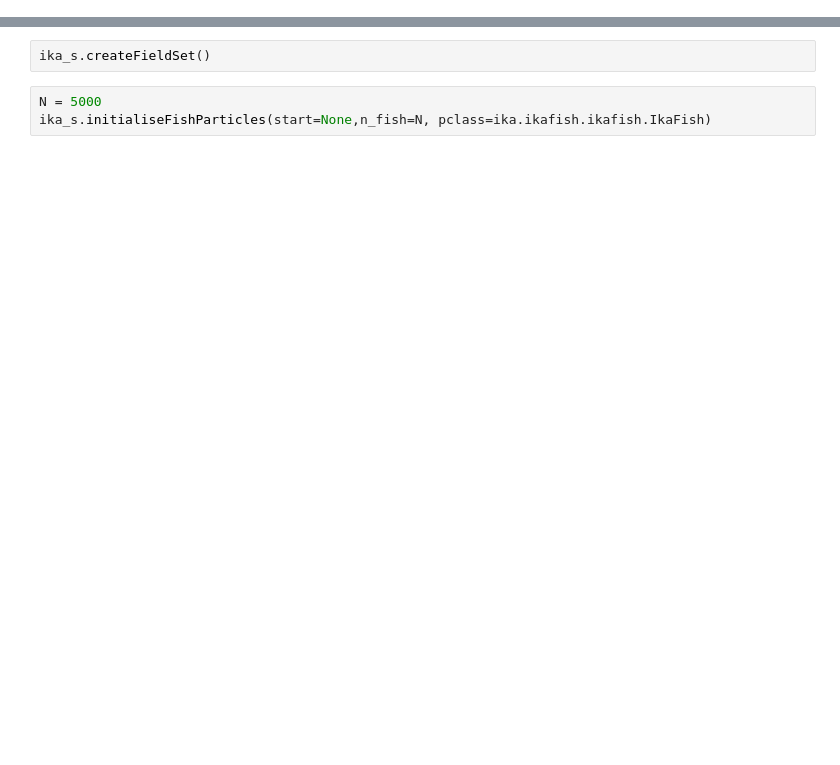
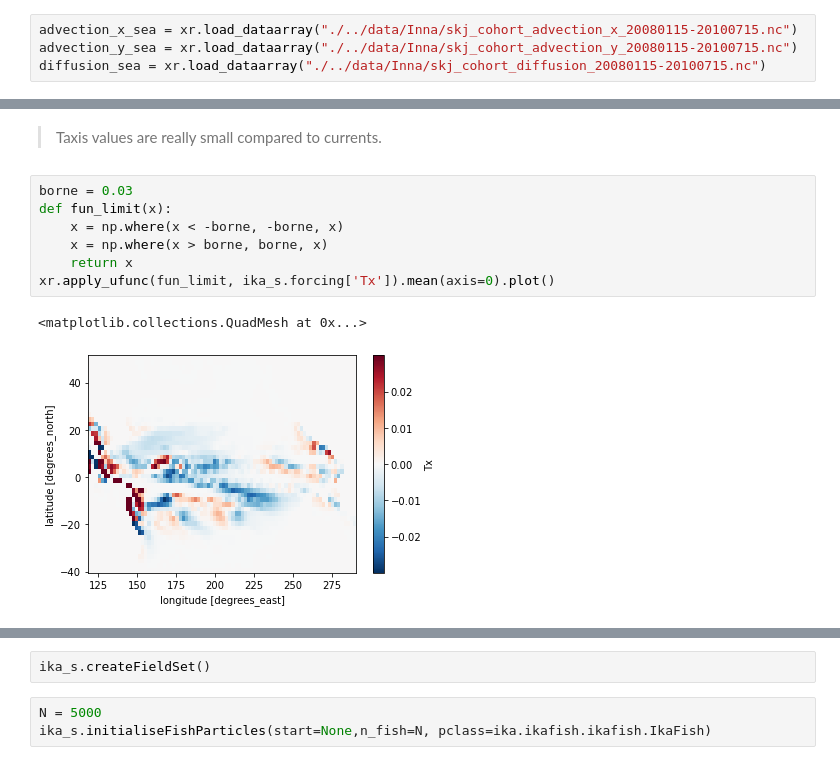
Before and after one commit to PacificCommunity/OFP-Ikamoana, a Jupyter notebook: notebook/Sandbox.ipynb, the cells around one changed output, grey strips where cells are left out. Cells and saved outputs as stored; diff of their text form; blank space fills up the shorter version.

Commit message:
Added test + correction on Diffusion

```diff
--- a/notebook/Sandbox.ipynb
+++ b/notebook/Sandbox.ipynb
@@ -17,0 +54,4 @@ ika_s.generateForcing()
+# %%
+advection_x_sea = xr.load_dataarray("./../data/Inna/skj_cohort_advection_x_20080115-20100715.nc")
+advection_y_sea = xr.load_dataarray("./../data/Inna/skj_cohort_advection_y_20080115-20100715.nc")
+diffusion_sea = xr.load_dataarray("./../data/Inna/skj_cohort_diffusion_20080115-20100715.nc")
@@ -17,0 +66,12 @@ ika_s.generateForcing()
+# %% [markdown]
+> Taxis values are really small compared to currents.
+# %%
+borne = 0.03
+def fun_limit(x):
+    x = np.where(x < -borne, -borne, x)
+    x = np.where(x > borne, borne, x)
+    return x
+xr.apply_ufunc(fun_limit, ika_s.forcing['Tx']).mean(axis=0).plot()
+# %% [output]
+<matplotlib.collections.QuadMesh at 0x...>
+[figure, added]
```
Also changed, not shown: parts of 26 cells of this notebook, 14 other files.
